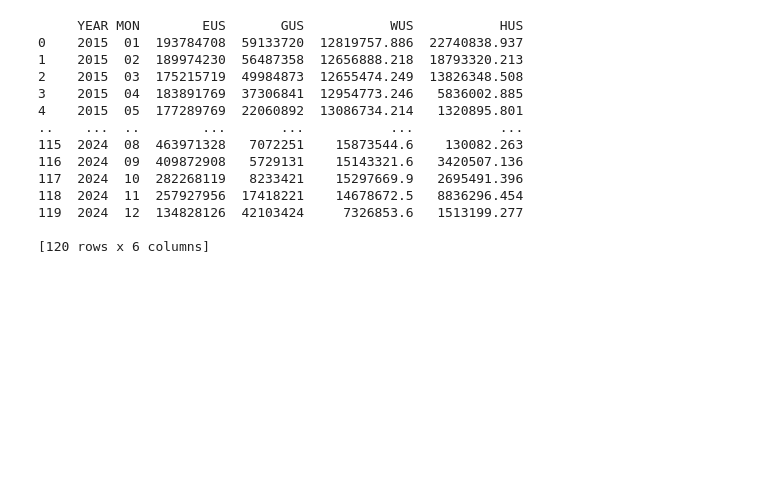
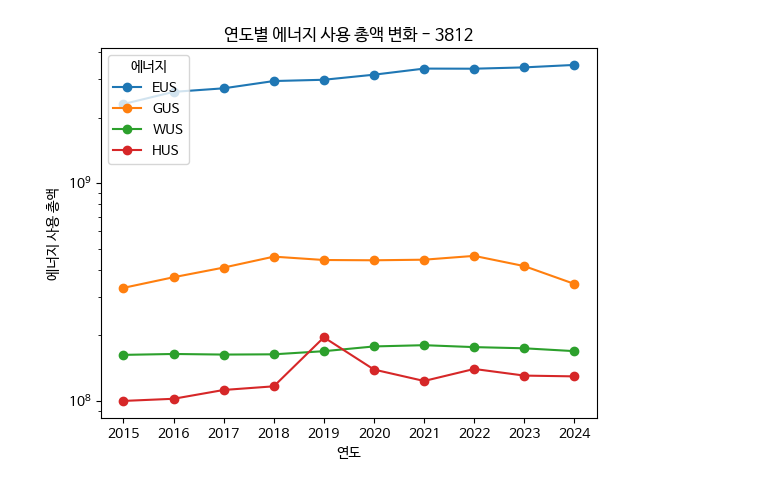
Before and after one commit to clento173/OpenSourceDataAnalysis_3-2, a Jupyter notebook: project.ipynb, the cells around one changed output. Drawn from its saved outputs; the diff is of its cells as text; code cells hidden in the pictures; blank space fills up the shorter version.

```diff
--- a/project.ipynb
+++ b/project.ipynb
@@ -3,37 +25,64 @@
 # %%
 import requests
 import pandas as pd
+import matplotlib.pyplot as plt
+plt.rc('font', family='NanumBarunGothic')
 
 url = "http://openapi.seoul.go.kr:8088/4d54555a6965756e3130326d6c4c5867/json/energyUseDataSummaryInfo/1/100/"
 rows = []
 for year in range(2015,2025):
     for month in range(1,13):
         url_month = url + str(year) + "/" + "{:02d}".format(month)
         response = (requests.get(url_month).json())
         rows.extend(response['energyUseDataSummaryInfo']['row'])
-# try catch 추가
 
-
-#rows = responses[0]['energyUseDataSummaryInfo']['row']
 
 select_col = [{'YEAR' : item['YEAR'],'MON' : item['MON'], 'EUS' : item['EUS'], 'GUS' : item['GUS'], 'WUS' : item['WUS'], 'HUS' : item['HUS']} for item in rows if item['MM_TYPE'] == '개인']
 
-#print(select_col)
+df = pd.DataFrame(select_col)
 
-df = pd.DataFrame(select_col)
-print(df)
+def get_season(month):
+    if month in ['03', '04', '05']:
+        return '봄'
+    elif month in ['06', '07', '08']:
+        return '여름'
+    elif month in ['09', '10', '11']:
+        return '가을'
+    else:
+        return '겨울'
+
+df['SEASON'] = df['MON'].apply(get_season)
+
+cols = ['EUS', 'GUS', 'WUS', 'HUS']
+for col in cols:
+    df[col] = df[col].astype(float)
+
+total = df.groupby('YEAR')[cols].sum()
+
+for col in total.columns:
+    plt.plot(total.index, total[col], marker='o', label=col)
+
+plt.title('연도별 에너지 사용 총액 변화 - 3812')
+plt.xlabel('연도')
+plt.ylabel('에너지 사용 총액')
+plt.legend(title='에너지', loc='upper left')
+plt.show()
+
+#df['GUS'] = df['GUS'].astype(float)
+#season = df.groupby('SEASON')['GUS'].sum()
+
+#desired_order = ['봄', '여름', '가을', '겨울']
+#season_series = pd.Series(season)
+#season_series = season_series.reindex(desired_order)
+#season_series.plot(kind='bar')
+
+#plt.title('계절별 가스 사용량')
+#plt.xlabel('계절')
+#plt.ylabel('가스사용량')
+
+#for idx, value in enumerate(season_series):
+#    plt.text(idx, value, f'{value:,.0f}', ha='center', va='bottom', fontsize=9)
+
+#plt.show()
 # %% [output]
-     YEAR MON        EUS       GUS           WUS           HUS
-0    2015  01  193784708  59133720  12819757.886  22740838.937
-1    2015  02  189974230  56487358  12656888.218  18793320.213
-2    2015  03  175215719  49984873  12655474.249  13826348.508
-3    2015  04  183891769  37306841  12954773.246   5836002.885
-4    2015  05  177289769  22060892  13086734.214   1320895.801
-..    ...  ..        ...       ...           ...           ...
-115  2024  08  463971328   7072251    15873544.6    130082.263
-116  2024  09  409872908   5729131    15143321.6   3420507.136
-117  2024  10  282268119   8233421    15297669.9   2695491.396
-118  2024  11  257927956  17418221    14678672.5   8836296.454
-119  2024  12  134828126  42103424     7326853.6   1513199.277
-
-[120 rows x 6 columns]
+[figure, added]
```
Also changed, not shown: parts of 1 cell of this notebook.
